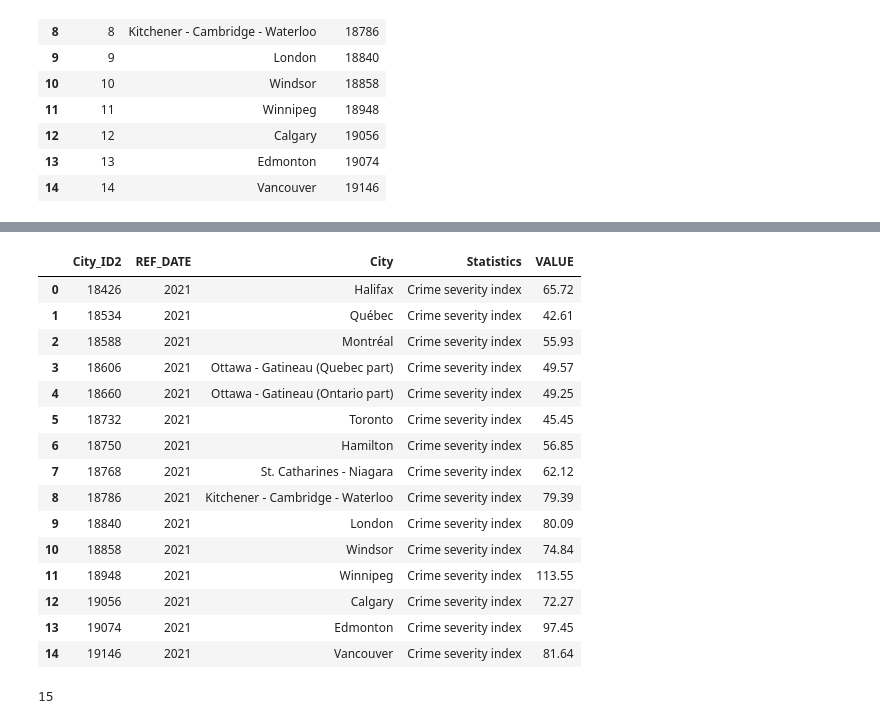
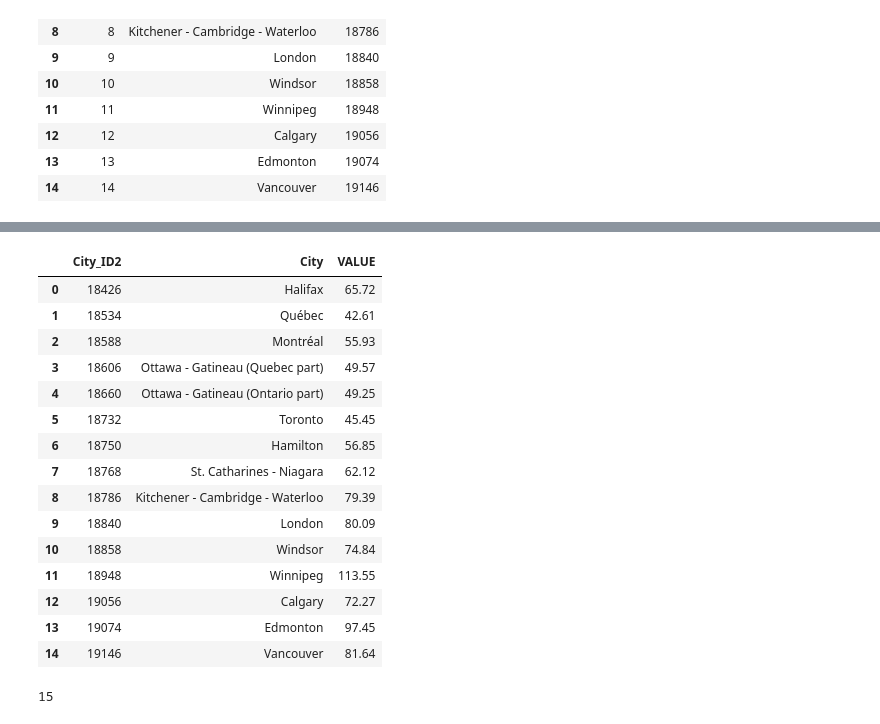
Before and after one commit to detmanski/Overview_Canada_Analysis, a Jupyter notebook: crime_by_census_metropolitan_area.ipynb, the cells around one changed output, grey strips where cells are left out. Drawn from its saved outputs; the diff is of its cells as text; code cells hidden in the pictures.

```diff
--- a/crime_by_census_metropolitan_area.ipynb
+++ b/crime_by_census_metropolitan_area.ipynb
@@ -3,5 +9,5 @@ import pandas as pd
 # %%
-df = pd.read_csv('Resources/35100026.csv')
+df = pd.read_csv('Resources/35100026.csv', encoding='utf-8')
 #, encoding='ISO-8859-1'
 
 df.head()
@@ -238,23 +244,23 @@ merged_df
 | 13 | 19074 | 2021 | Edmonton | Crime severity index | 2021A003548835 | 97.45 | Alberta [48835] | 13 | Edmonton |
 | 14 | 19146 | 2021 | Vancouver | Crime severity index | 2021A003559933 | 81.64 | British Columbia [59933] | 14 | Vancouver |
 # %%
-columns_to_keep_crime = ['City_ID2', 'REF_DATE', 'City', 'Statistics', 'VALUE']
+columns_to_keep_crime = ['City_ID2', 'City', 'VALUE']
 crime_df = merged_df[columns_to_keep_crime]
 crime_df
 # %% [output]
-|  | City_ID2 | REF_DATE | City | Statistics | VALUE |
-| 0 | 18426 | 2021 | Halifax | Crime severity index | 65.72 |
-| 1 | 18534 | 2021 | Québec | Crime severity index | 42.61 |
-| 2 | 18588 | 2021 | Montréal | Crime severity index | 55.93 |
-| 3 | 18606 | 2021 | Ottawa - Gatineau (Quebec part) | Crime severity index | 49.57 |
-| 4 | 18660 | 2021 | Ottawa - Gatineau (Ontario part) | Crime severity index | 49.25 |
-| 5 | 18732 | 2021 | Toronto | Crime severity index | 45.45 |
-| 6 | 18750 | 2021 | Hamilton | Crime severity index | 56.85 |
-| 7 | 18768 | 2021 | St. Catharines - Niagara | Crime severity index | 62.12 |
-| 8 | 18786 | 2021 | Kitchener - Cambridge - Waterloo | Crime severity index | 79.39 |
-| 9 | 18840 | 2021 | London | Crime severity index | 80.09 |
-| 10 | 18858 | 2021 | Windsor | Crime severity index | 74.84 |
-| 11 | 18948 | 2021 | Winnipeg | Crime severity index | 113.55 |
-| 12 | 19056 | 2021 | Calgary | Crime severity index | 72.27 |
-| 13 | 19074 | 2021 | Edmonton | Crime severity index | 97.45 |
-| 14 | 19146 | 2021 | Vancouver | Crime severity index | 81.64 |
+|  | City_ID2 | City | VALUE |
+| 0 | 18426 | Halifax | 65.72 |
+| 1 | 18534 | Québec | 42.61 |
+| 2 | 18588 | Montréal | 55.93 |
+| 3 | 18606 | Ottawa - Gatineau (Quebec part) | 49.57 |
+| 4 | 18660 | Ottawa - Gatineau (Ontario part) | 49.25 |
+| 5 | 18732 | Toronto | 45.45 |
+| 6 | 18750 | Hamilton | 56.85 |
+| 7 | 18768 | St. Catharines - Niagara | 62.12 |
+| 8 | 18786 | Kitchener - Cambridge - Waterloo | 79.39 |
+| 9 | 18840 | London | 80.09 |
+| 10 | 18858 | Windsor | 74.84 |
+| 11 | 18948 | Winnipeg | 113.55 |
+| 12 | 19056 | Calgary | 72.27 |
+| 13 | 19074 | Edmonton | 97.45 |
+| 14 | 19146 | Vancouver | 81.64 |
```
Also changed, not shown: parts of 4 cells of this notebook, 5 other files.
